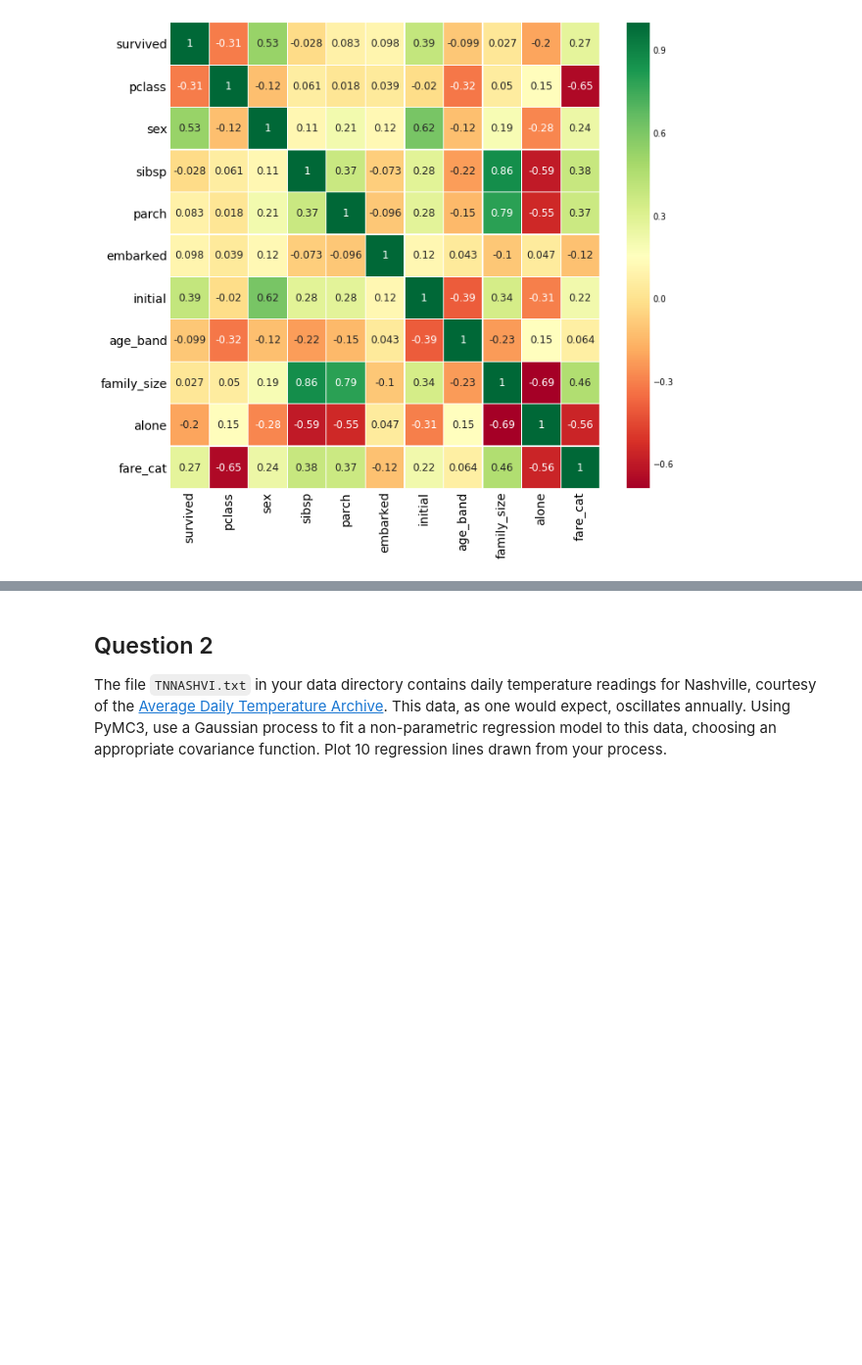
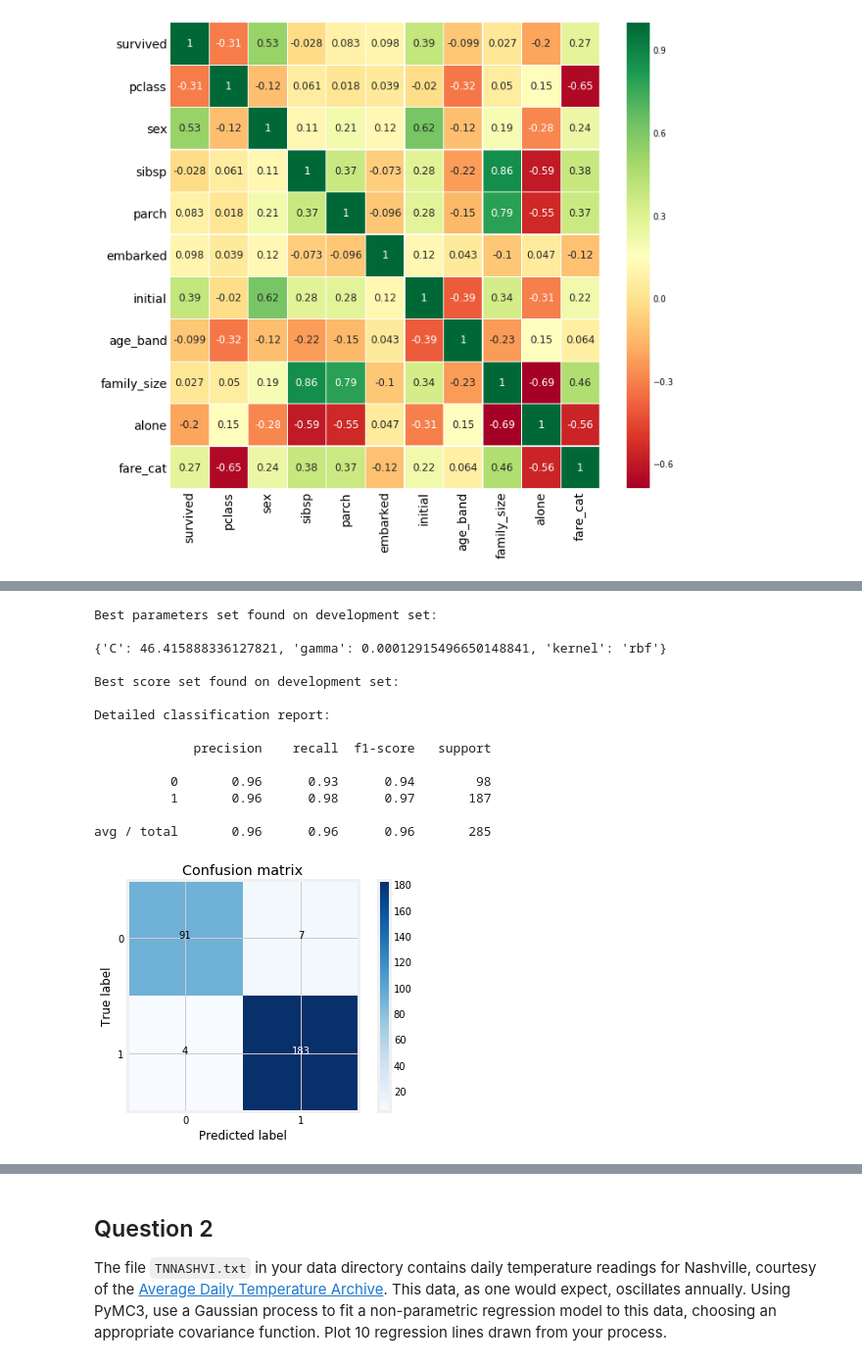
Before and after one commit to wangruinju/Advanced_Statistical_Computing, a Jupyter notebook: homework/Homework 3.ipynb, the cells around one changed output, grey strips where cells are left out. Shown at 98% size. Saved outputs shown, nothing was run; the diff lists cells and outputs as text; code cells hidden in the pictures; blank space fills up the shorter version.

```diff
--- a/homework/Homework 3.ipynb
+++ b/homework/Homework 3.ipynb
@@ -100,6 +111,10 @@ from sklearn.model_selection import train_test_split
 from sklearn.model_selection import GridSearchCV
 from sklearn.metrics import classification_report, confusion_matrix
 from sklearn.svm import SVC
+from sklearn.linear_model import LogisticRegression
 
 y = data['survived'].values
 X = data.drop(['survived'], axis = 1).values
+# Split the dataset in two equal parts
+X_train, X_test, y_train, y_test = train_test_split(
+    X, y, test_size=0.3, random_state=42)
@@ -160,0 +148,39 @@ avg / total       0.81      0.81      0.81       655
+# %%
+tuned_parameters={'kernel':['rbf','linear'],
+                  'C': np.logspace(-5, 5, 10),
+                  'gamma':np.logspace(-5, 5, 10)}
+
+scores = ['accuracy']
+
+clf = GridSearchCV(SVC(max_iter=1000, tol = 1e-6, random_state = 42),
+                   tuned_parameters, cv=5, n_jobs = -1,
+                  scoring='%s' % score)
+clf.fit(X_train, y_train)
+y_true, y_pred = y_test, clf.predict(X_test)
+
+print("Best parameters set found on development set:")
+print()
+print(clf.best_params_)
+print()
+print("Best score set found on development set:")
+print()
+print("Detailed classification report:")
+print()
+print(classification_report(y_true, y_pred))
+plot_confusion_matrix(confusion_matrix(y_test, y_pred), classes = np.array(["0", "1"]))
+# %% [output]
+Best parameters set found on development set:
+
+{'C': 46.415888336127821, 'gamma': 0.00012915496650148841, 'kernel': 'rbf'}
+
+Best score set found on development set:
+
+Detailed classification report:
+
+             precision    recall  f1-score   support
+
+          0       0.96      0.93      0.94        98
+          1       0.96      0.98      0.97       187
+
+avg / total       0.96      0.96      0.96       285
+[figure, added]
```
Also changed, not shown: parts of 33 cells of this notebook, 1 other file.
